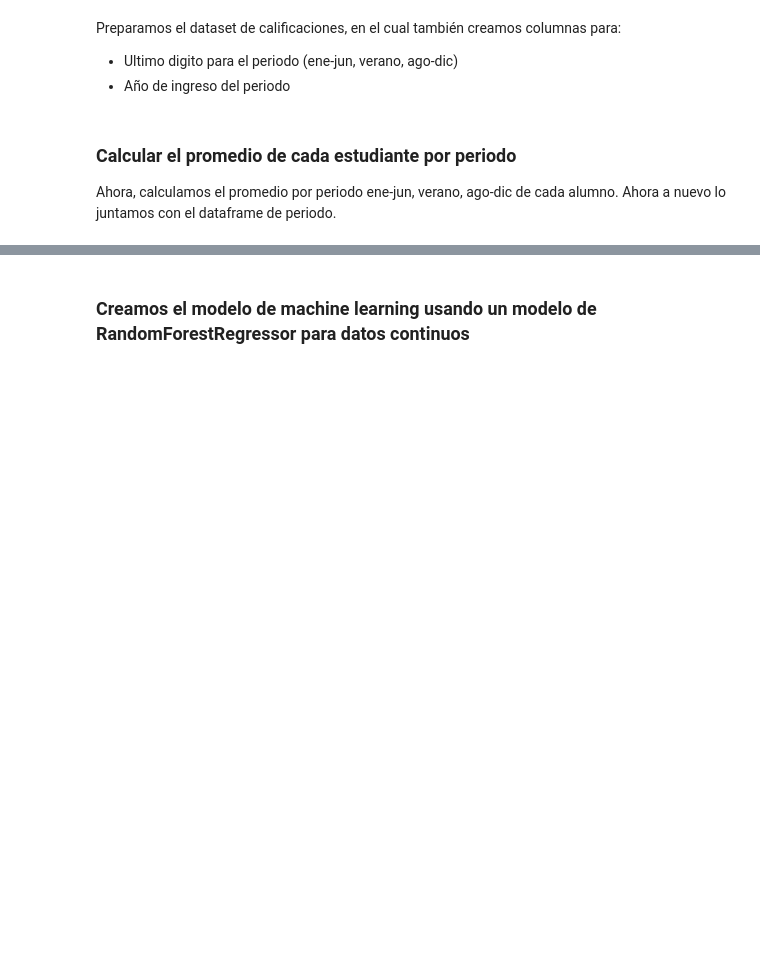
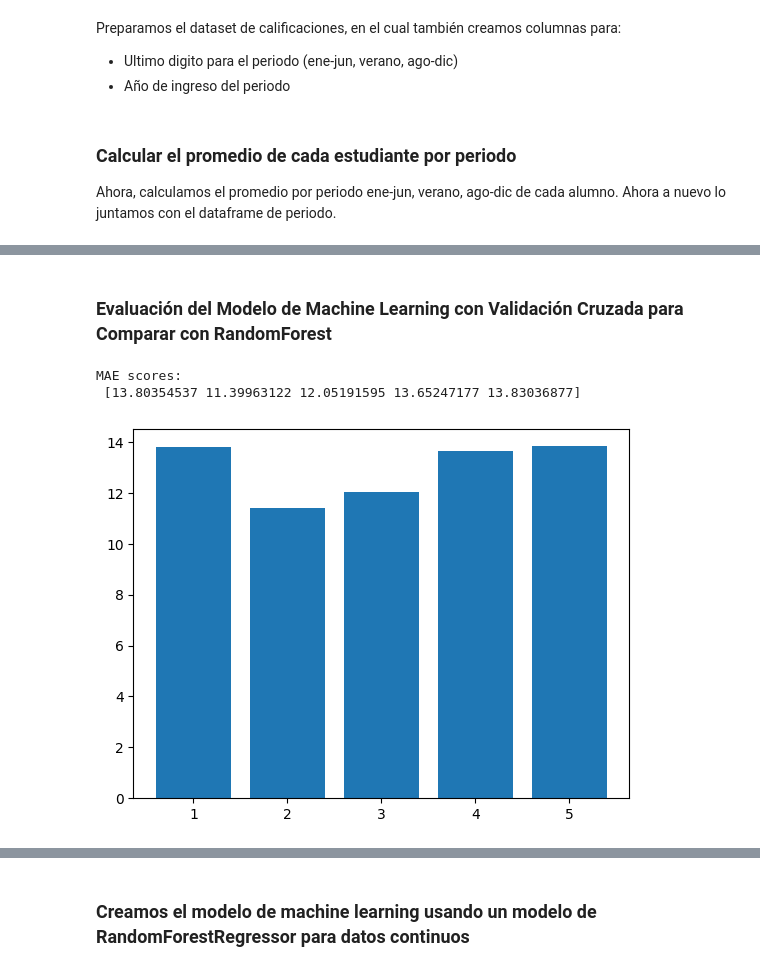
Before and after one commit to KingSplatt/Data-Analysis, a Jupyter notebook: data-analysis.ipynb, the cells around one changed output, grey strips where cells are left out. Drawn from its saved outputs; the diff is of its cells as text; code cells hidden in the pictures; blank space fills up the shorter version.

```diff
--- a/data-analysis.ipynb
+++ b/data-analysis.ipynb
@@ -237,0 +292,46 @@ dataperiodos = pd.merge(nuevo,promedio,how='inner',on=['clave_alumno'])
+# %% [markdown]
+### Evaluación del Modelo de Machine Learning con Validación Cruzada para Comparar con RandomForest
+# %%
+from sklearn.ensemble import RandomForestRegressor
+from sklearn.pipeline import Pipeline
+from sklearn.impute import SimpleImputer
+from sklearn.compose import ColumnTransformer
+from sklearn.preprocessing import OneHotEncoder
+from sklearn.model_selection import cross_val_score
+
+caracteristicas = ['sexo','prepa','colonia','municipio','ciudad','nombre','periodo_act']
+X_1 = dataperiodos[caracteristicas]
+y_1 = dataperiodos['promedio']
+
+#se define el preprocesamiento de los datos
+#most_frequent se refiere a que se reemplazan los valores faltantes por la moda
+categorical_transformer = Pipeline(steps=[
+    ('imputer', SimpleImputer(strategy='most_frequent')),
+    ('onehot', OneHotEncoder(handle_unknown='ignore'))
+])
+
+#se define el preprocesamiento de los datos
+#se aplica el preprocesamiento a las columnas numericas y categoricas
+preprocessor = ColumnTransformer(
+    transformers=[ # No numerical features in this case
+        ('cat', categorical_transformer, caracteristicas)
+    ])
+# Define the model
+model = RandomForestRegressor(n_estimators=50, random_state=0)
+# Create and evaluate the pipeline
+my_pipeline = Pipeline(steps=[('preprocessor', preprocessor),
+                              ('model', model)
+                             ])
+scores = -1 * cross_val_score(my_pipeline, X_1, y_1,
+                              cv=5,
+                              scoring='neg_mean_absolute_error')
+print("MAE scores:\n", scores)
+
+#pon una grafica de barras con los scores
+import matplotlib.pyplot as plt
+plt.bar(range(1, 6), scores)
+plt.show()
+# %% [output]
+MAE scores:
+ [13.80354537 11.39963122 12.05191595 13.65247177 13.83036877]
+[figure, added]
```
Also changed, not shown: parts of 8 cells of this notebook.
